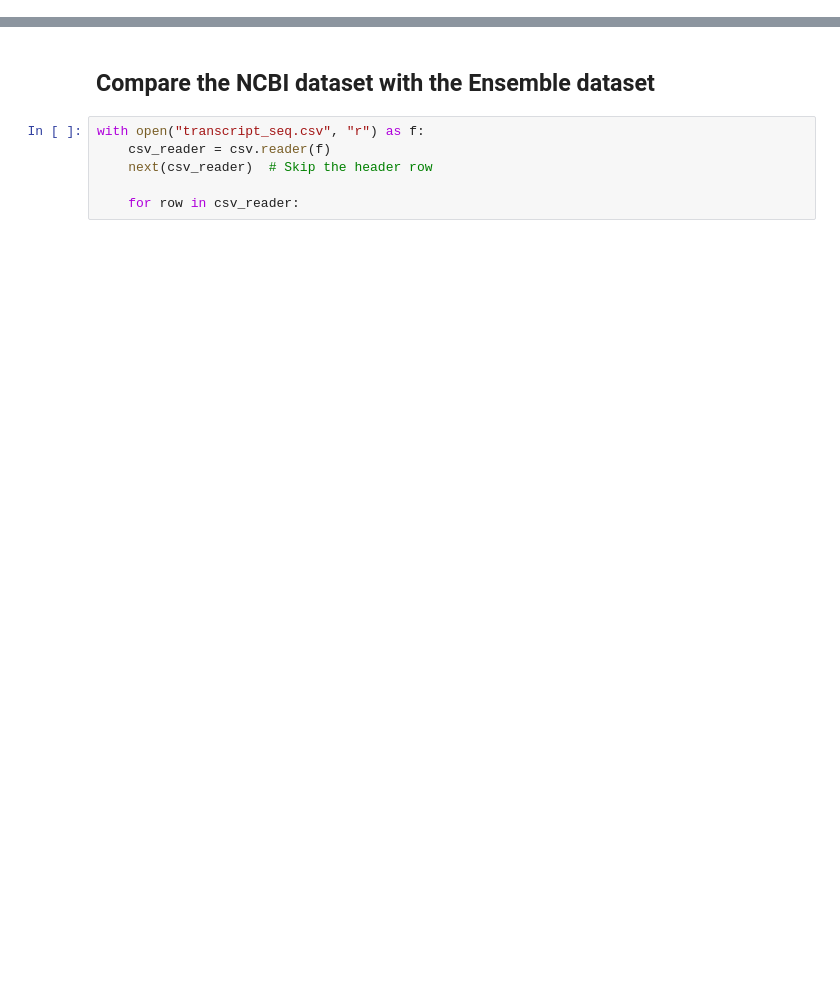
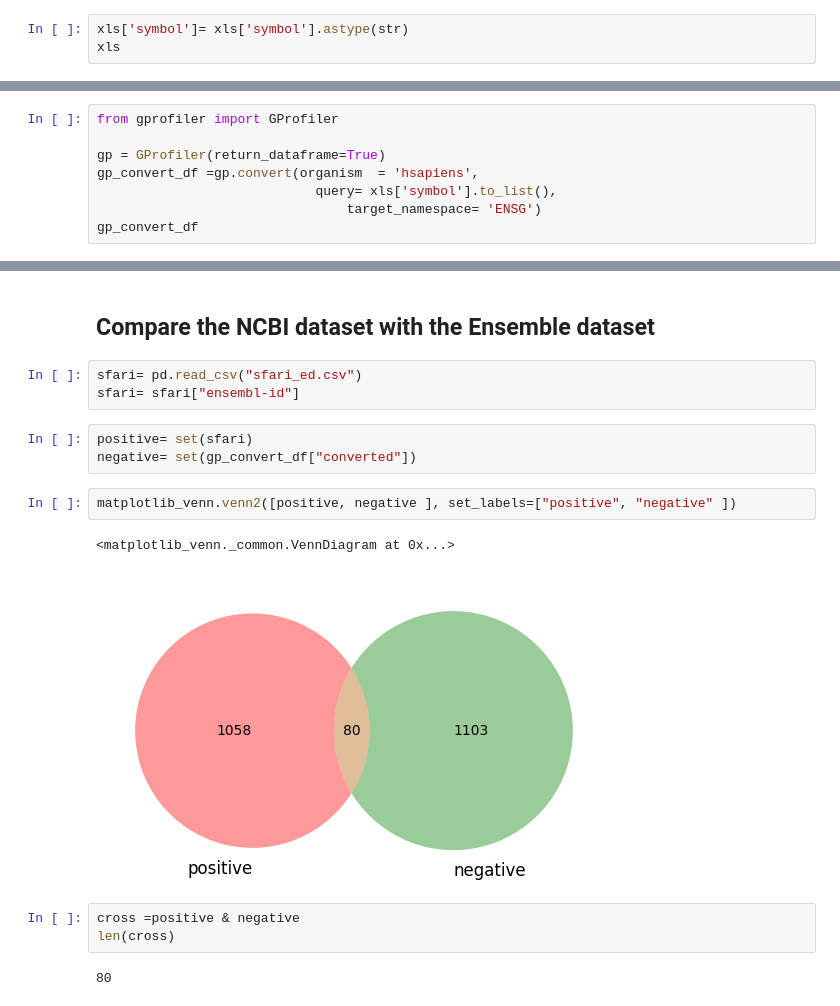
Before and after one commit to a59490/Tese_ASD_Gene_Pred, a Jupyter notebook: 3_pos_neg_genes/NCBI_to_Ensembl.ipynb, the cells around one changed output, grey strips where cells are left out. Drawn from its saved outputs; the diff is of its cells as text; blank space fills up the shorter version.

```diff
--- a/3_pos_neg_genes/NCBI_to_Ensembl.ipynb
+++ b/3_pos_neg_genes/NCBI_to_Ensembl.ipynb
@@ -109,0 +133,3 @@ print(NCBI_df.shape)
+# %%
+xls['symbol']= xls['symbol'].astype(str)
+xls
@@ -109,0 +150,8 @@ print(NCBI_df.shape)
+# %%
+from gprofiler import GProfiler
+
+gp = GProfiler(return_dataframe=True)
+gp_convert_df =gp.convert(organism  = 'hsapiens',
+                            query= xls['symbol'].to_list(),
+                                target_namespace= 'ENSG')
+gp_convert_df
@@ -110,8 +194,18 @@ print(NCBI_df.shape)
 # %% [markdown]
 ## Compare the NCBI dataset with the Ensemble dataset
-# %%
-with open("transcript_seq.csv", "r") as f:
-    csv_reader = csv.reader(f)
-    next(csv_reader)  # Skip the header row
-
-    for row in csv_reader:
+# %%
+sfari= pd.read_csv("sfari_ed.csv")
+sfari= sfari["ensembl-id"]
+# %%
+positive= set(sfari)
+negative= set(gp_convert_df["converted"])
+# %%
+matplotlib_venn.venn2([positive, negative ], set_labels=["positive", "negative" ])
+# %% [output]
+<matplotlib_venn._common.VennDiagram at 0x...>
+[figure, added]
+# %%
+cross =positive & negative
+len(cross)
+# %% [output]
+80
```
Also changed, not shown: parts of 16 cells of this notebook, 5 other files.
